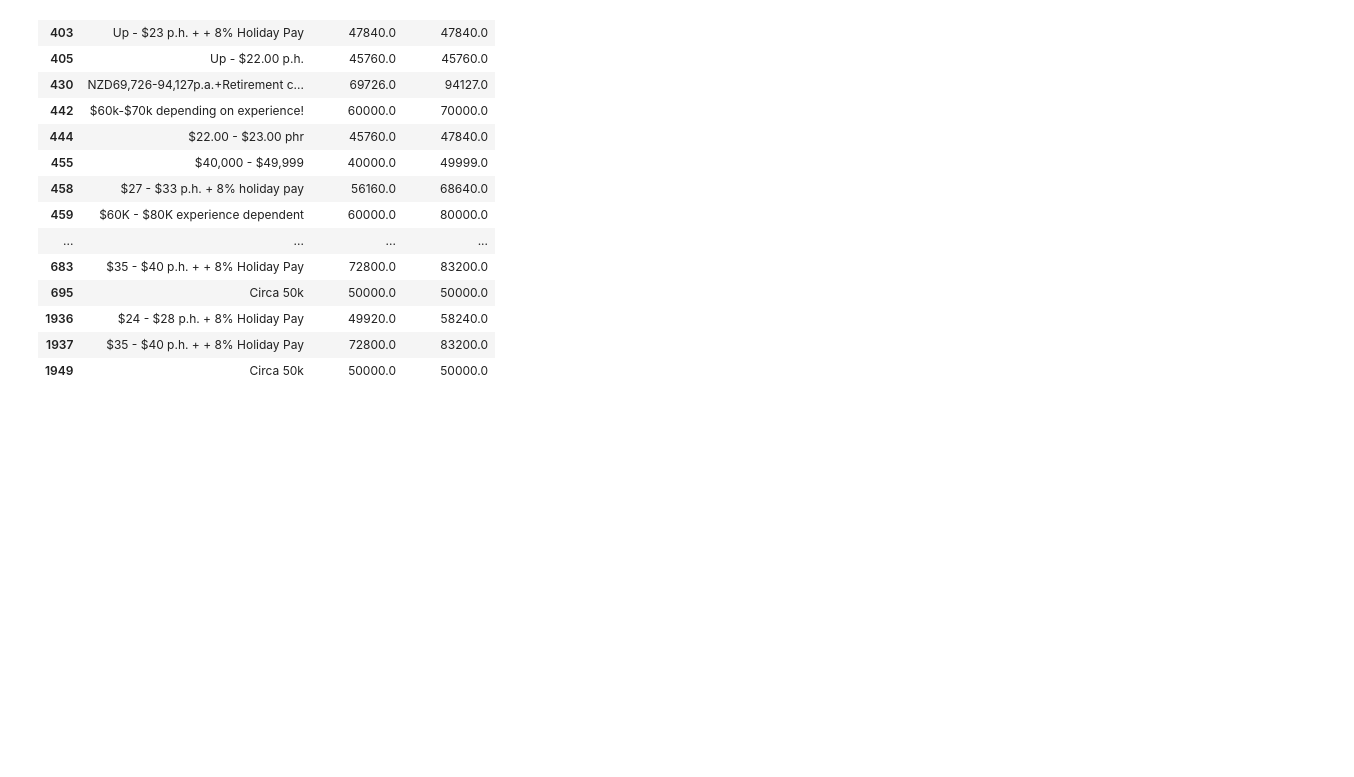
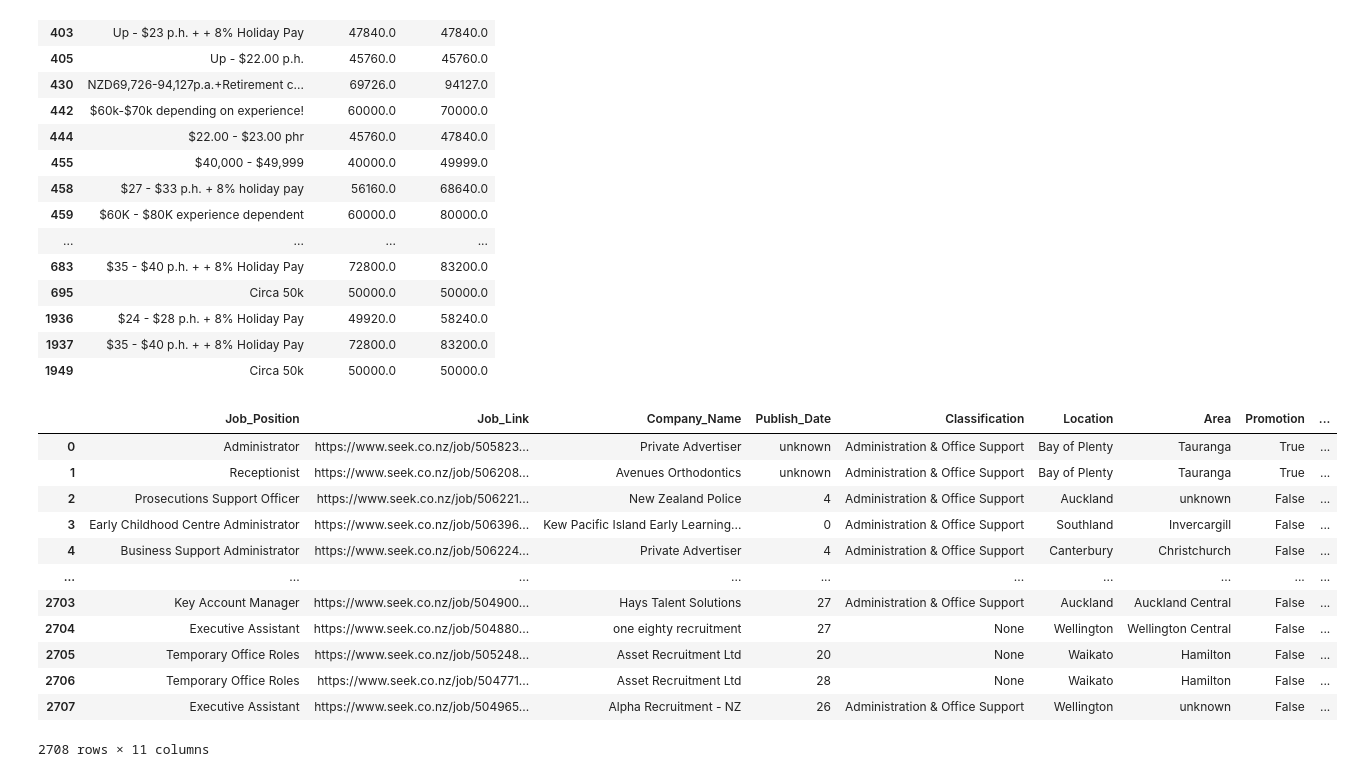
Before and after one commit to smyzw1wzq/da_project, a Jupyter notebook: task.ipynb, the cells around one changed output. Saved outputs shown, nothing was run; the diff lists cells and outputs as text; code cells hidden in the pictures; blank space fills up the shorter version.

```diff
--- a/task.ipynb
+++ b/task.ipynb
@@ -606,7 +606,7 @@ df[df['Lower_Salary'].str.contains('k',na=False)|df['Upper_Salary'].str.contains
 def convert_to_number(value):
     if pd.isna(value) or value == 'NaN':
         return np.nan
-    value = str(value).replace(',', '').replace('$', '')
+    value = str(value).replace(',', '')
     if 'k' in value:
         return float(value.replace('k', '')) * 1000
     try:
@@ -664,3 +664,21 @@ df[df['Salary'].str.contains('\d',na=False)][['Salary','Lower_Salary','Upper_Sal
 | 1936 | $24 - $28 p.h. + 8% Holiday Pay | 49920.0 | 58240.0 |
 | 1937 | $35 - $40 p.h. + + 8% Holiday Pay | 72800.0 | 83200.0 |
 | 1949 | Circa 50k | 50000.0 | 50000.0 |
+# %%
+df = df.drop(columns=['Company_Location', 'Salary'])
+# %%
+df
+# %% [output]
+|  | Job_Position | Job_Link | Company_Name | Publish_Date | Classification | Location | Area | Promotion | ... |
+| 0 | Administrator | https://www.seek.co.nz/job/505823... | Private Advertiser | unknown | Administration & Office Support | Bay of Plenty | Tauranga | True | ... |
+| 1 | Receptionist | https://www.seek.co.nz/job/506208... | Avenues Orthodontics | unknown | Administration & Office Support | Bay of Plenty | Tauranga | True | ... |
+| 2 | Prosecutions Support Officer | https://www.seek.co.nz/job/506221... | New Zealand Police | 4 | Administration & Office Support | Auckland | unknown | False | ... |
+| 3 | Early Childhood Centre Administrator | https://www.seek.co.nz/job/506396... | Kew Pacific Island Early Learning... | 0 | Administration & Office Support | Southland | Invercargill | False | ... |
+| 4 | Business Support Administrator | https://www.seek.co.nz/job/506224... | Private Advertiser | 4 | Administration & Office Support | Canterbury | Christchurch | False | ... |
+| ... | ... | ... | ... | ... | ... | ... | ... | ... | ... |
+| 2703 | Key Account Manager | https://www.seek.co.nz/job/504900... | Hays Talent Solutions | 27 | Administration & Office Support | Auckland | Auckland Central | False | ... |
+| 2704 | Executive Assistant | https://www.seek.co.nz/job/504880... | one eighty recruitment | 27 | None | Wellington | Wellington Central | False | ... |
+| 2705 | Temporary Office Roles | https://www.seek.co.nz/job/505248... | Asset Recruitment Ltd | 20 | None | Waikato | Hamilton | False | ... |
+| 2706 | Temporary Office Roles | https://www.seek.co.nz/job/504771... | Asset Recruitment Ltd | 28 | None | Waikato | Hamilton | False | ... |
+| 2707 | Executive Assistant | https://www.seek.co.nz/job/504965... | Alpha Recruitment - NZ | 26 | Administration & Office Support | Wellington | unknown | False | ... |
+2708 rows × 11 columns
```
Also changed, not shown: parts of 1 cell of this notebook.
